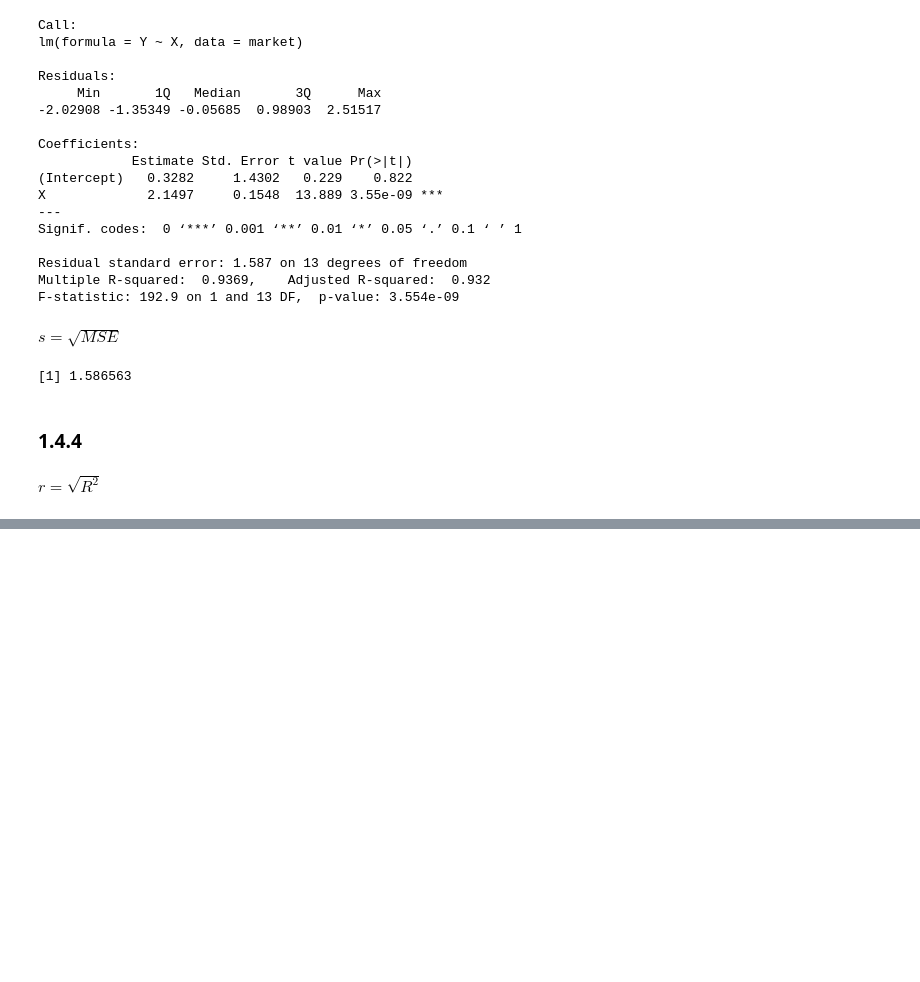
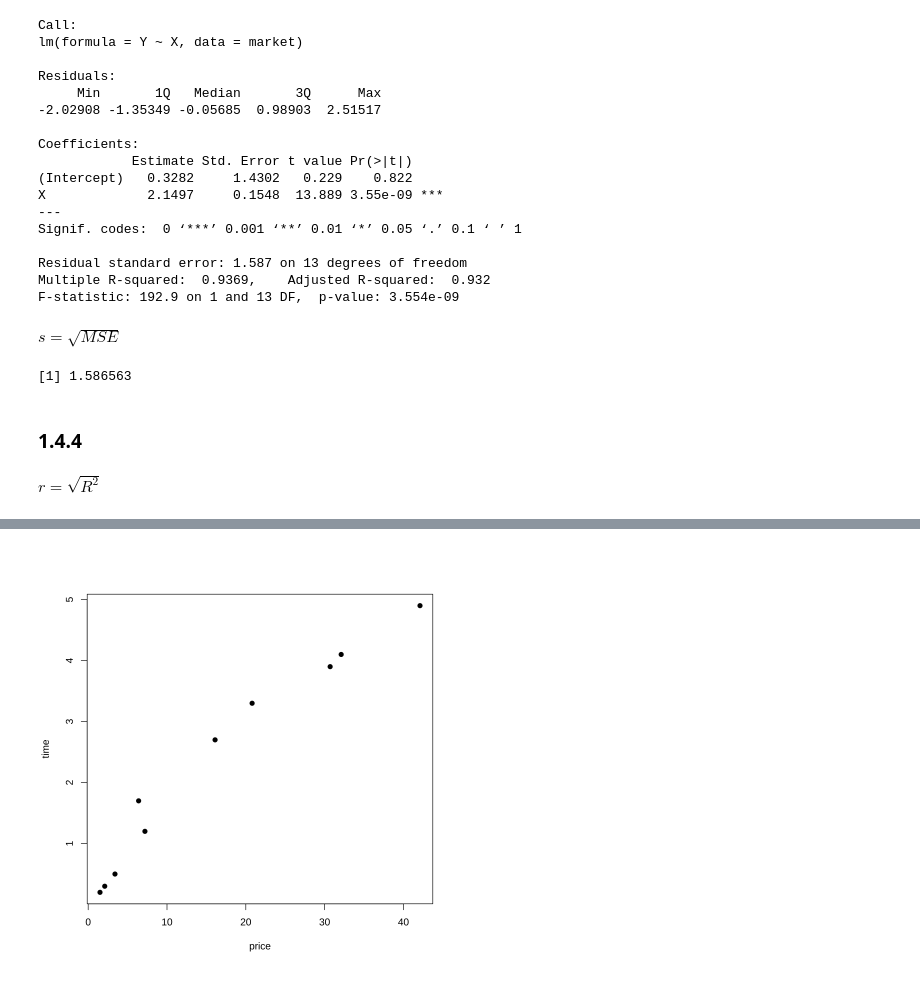
Before and after one commit to rickiepark/knou_stat, a Jupyter notebook: regression_model/ch1.ipynb, the cells around one changed output, grey strips where cells are left out. Saved outputs shown, nothing was run; the diff lists cells and outputs as text; code cells hidden in the pictures; blank space fills up the shorter version.

```diff
--- a/regression_model/ch1.ipynb
+++ b/regression_model/ch1.ipynb
@@ -244,0 +381,3 @@ $r = \sqrt{R^2}$
+# %%
+super = read.table('supermarket.txt', header=T)
+head(super, 3)
@@ -244,0 +391,5 @@ $r = \sqrt{R^2}$
+# %%
+attach(super)
+plot(price, time, pch=19)
+# %% [output]
+[figure, added]
```
Also changed, not shown: parts of 37 cells of this notebook.
